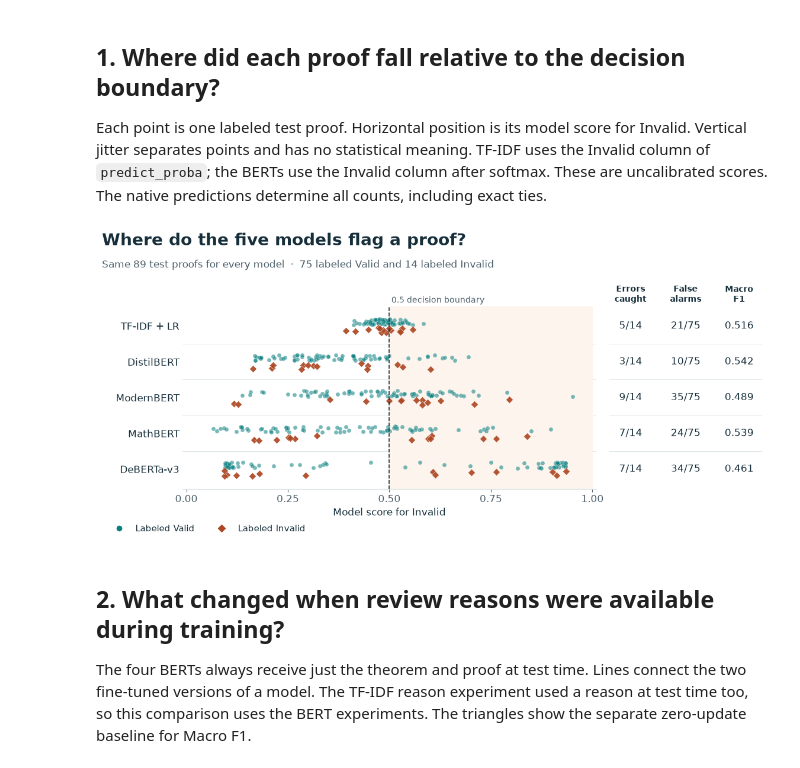
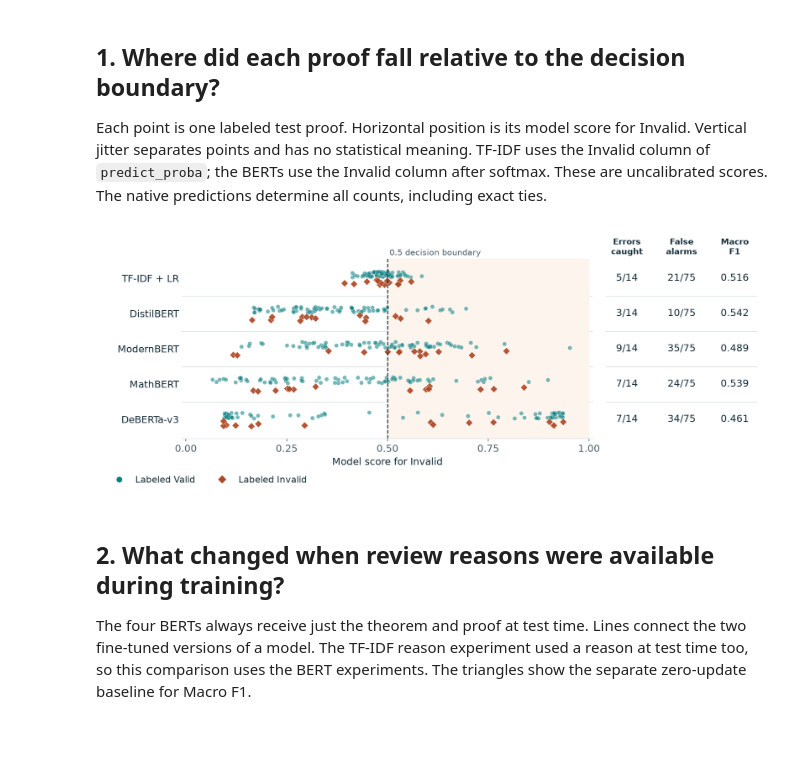
Before and after one commit to zhilianghu19/DSA495-proof-verification-classification, a Jupyter notebook: Notebooks/07_Model_Visualizations.ipynb, the cells around one changed output. Saved outputs shown, nothing was run; the diff lists cells and outputs as text; code cells hidden in the pictures; blank space fills up the shorter version.

Commit message:
Expand proof validity visualizations and summarize experimental findings

```diff
--- a/Notebooks/07_Model_Visualizations.ipynb
+++ b/Notebooks/07_Model_Visualizations.ipynb
@@ -34,13 +34,9 @@ plt.rcParams.update({"font.family": "DejaVu Sans", "font.size": 12, "text.color"
                      "axes.spines.top": False, "axes.spines.right": False,
                      "axes.spines.left": False, "axes.edgecolor": grid, "pdf.fonttype": 42})
 
-def header(fig, title, subtitle):
-    fig.text(0.035, 0.96, title, fontsize=20, weight="bold", va="top")
-    fig.text(0.035, 0.875, subtitle, fontsize=12, color=muted, va="top")
-
-def export(fig, name):
+def export(fig, name, dpi=300):
     for extension in ("pdf", "png"):
-        fig.savefig(out / f"{name}.{extension}", dpi=300, facecolor="white", bbox_inches="tight", pad_inches=0.18)
+        fig.savefig(out / f"{name}.{extension}", dpi=dpi, facecolor="white", bbox_inches="tight", pad_inches=0.18)
     plt.show()
     plt.close(fig)
 # %% [markdown]
@@ -48,41 +44,39 @@ def export(fig, name):
 
 Each point is one labeled test proof. Horizontal position is its model score for Invalid. Vertical jitter separates points and has no statistical meaning. TF-IDF uses the Invalid column of `predict_proba`; the BERTs use the Invalid column after softmax. These are uncalibrated scores. The native predictions determine all counts, including exact ties.
 # %%
-fig, (ax, table) = plt.subplots(1, 2, figsize=(11.8, 5.4), gridspec_kw={"width_ratios": [3.25, 1.2]})
-fig.subplots_adjust(top=0.73, bottom=0.16, left=0.15, right=0.98, wspace=0.045)
-header(fig, "Where do the five models flag a proof?",
-       "Same 89 test proofs for every model  ·  75 labeled Valid and 14 labeled Invalid")
+fig, (ax, table) = plt.subplots(1, 2, figsize=(11.8, 4.5), gridspec_kw={"width_ratios": [3.25, 1.2]})
+fig.subplots_adjust(top=0.88, bottom=0.20, left=0.15, right=0.98, wspace=0.045)
 ax.axvspan(0.5, 1, color="#FCF4ED")
 ax.axvline(0.5, linestyle="--", color=ink, lw=1.2)
 ax.text(0.505, 1.02, "0.5 decision boundary", transform=ax.get_xaxis_transform(), color=muted, fontsize=10)
 rng = np.random.default_rng(42)
 for i, model in enumerate(models):
     data = test[test.model == model].sort_values("clean_row_index")
     for label, offset, color, shape in [("Valid", -0.11, teal, "o"), ("Invalid", 0.13, rust, "D")]:
         part = data[data.actual == label]
         y = i + offset + rng.uniform(-0.085, 0.085, len(part))
         ax.scatter(part.invalid_score, y, s=26 if label == "Valid" else 38, c=color, marker=shape,
                    alpha=0.55 if label == "Valid" else 0.92, linewidths=0.35, edgecolors="white")
     tn, fp, fn, tp = confusion_matrix(data.actual, data.predicted, labels=["Valid", "Invalid"]).ravel()
     for x, value in zip([0.14, 0.50, 0.85], [f"{tp}/14", f"{fp}/75", f"{f1_score(data.actual, data.predicted, average='macro'):.3f}"]):
         table.text(x, i, value, ha="center", va="center", fontsize=12)
 for panel in (ax, table):
     panel.set_ylim(4.55, -0.55)
     for y in np.arange(0.5, 4, 1):
         panel.axhline(y, color=grid, lw=0.65, zorder=0)
 ax.set(xlim=(-0.01, 1.01), yticks=range(5), yticklabels=names, xlabel="Model score for Invalid")
 ax.tick_params(axis="y", length=0)
 ax.set_xticks([0, .25, .5, .75, 1])
 table.set_xlim(0, 1)
 table.set_axis_off()
 for x, title in zip([0.14, 0.50, 0.85], ["Errors\ncaught", "False\nalarms", "Macro\nF1"]):
     table.text(x, 1.01, title, transform=table.transAxes, ha="center", va="bottom", fontsize=10, weight="bold")
 handles = [Line2D([], [], color=c, marker=m, linestyle="none", label=s) for c, m, s in
            [(teal, "o", "Labeled Valid"), (rust, "D", "Labeled Invalid")]]
 fig.legend(handles=handles, loc="lower left", bbox_to_anchor=(0.035, -0.005), ncol=2, frameon=False, fontsize=11)
-export(fig, "01_test_score_strip_plot")
+export(fig, "01_test_score_strip_plot", dpi=1200)
 # %% [output]
-[figure, old version]
+[figure, new version]
 # %% [markdown]
 ## 2. What changed when review reasons were available during training?
 
```
Also changed, not shown: parts of 23 cells of this notebook, 27 other files.
